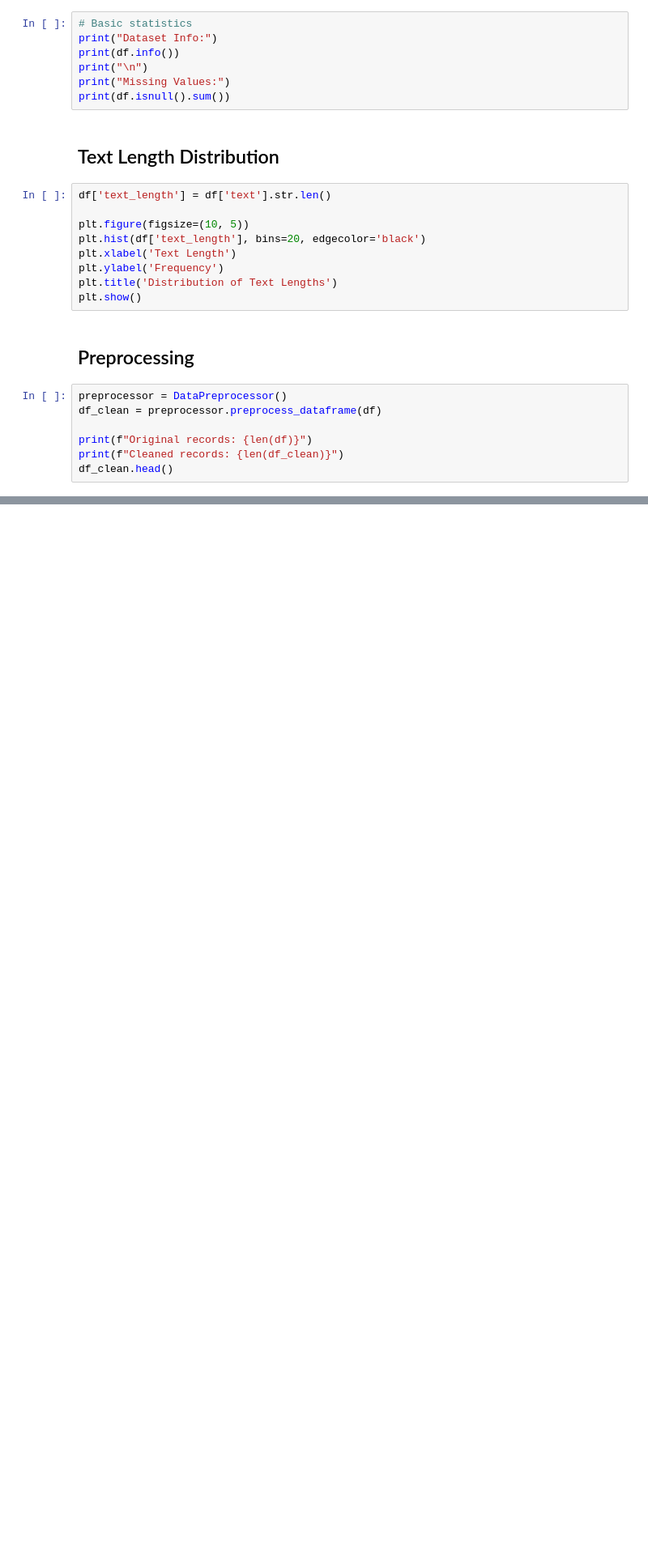
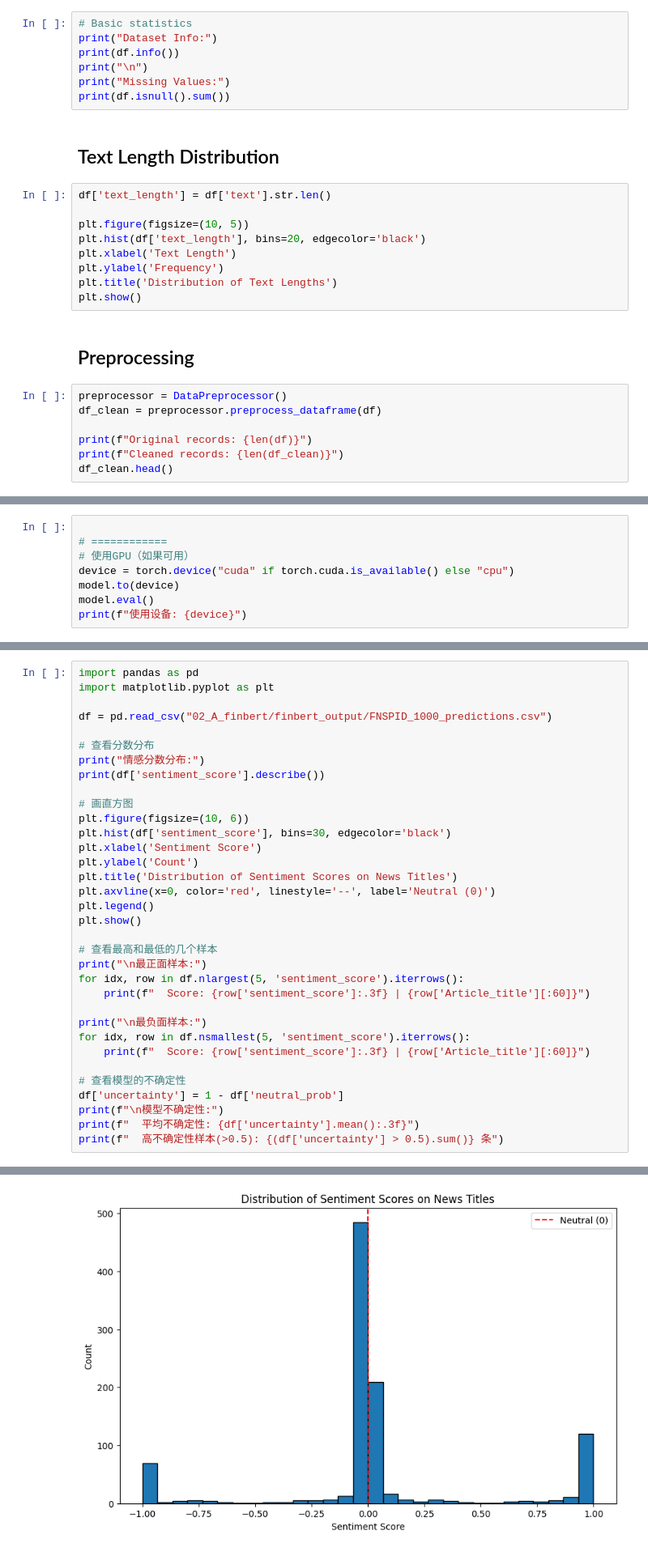
Before and after one commit to ChristinaXinny/Emotion-Multiagent, a Jupyter notebook: notebooks/01_data_exploration.ipynb, the cells around one changed output, grey strips where cells are left out. Shown at 81% size. Cells and saved outputs as stored; diff of their text form; blank space fills up the shorter version.

Commit message:
finish data and fin model

```diff
--- a/notebooks/01_data_exploration.ipynb
+++ b/notebooks/01_data_exploration.ipynb
@@ -73,0 +211,8 @@ df_clean.head()
+# %%
+
+# ============
+# 使用GPU（如果可用）
+device = torch.device("cuda" if torch.cuda.is_available() else "cpu")
+model.to(device)
+model.eval()
+print(f"使用设备: {device}")
@@ -73,0 +383,35 @@ df_clean.head()
+# %%
+import pandas as pd
+import matplotlib.pyplot as plt
+
+df = pd.read_csv("02_A_finbert/finbert_output/FNSPID_1000_predictions.csv")
+
+# 查看分数分布
+print("情感分数分布:")
+print(df['sentiment_score'].describe())
+
+# 画直方图
+plt.figure(figsize=(10, 6))
+plt.hist(df['sentiment_score'], bins=30, edgecolor='black')
+plt.xlabel('Sentiment Score')
+plt.ylabel('Count')
+plt.title('Distribution of Sentiment Scores on News Titles')
+plt.axvline(x=0, color='red', linestyle='--', label='Neutral (0)')
+plt.legend()
+plt.show()
+
+# 查看最高和最低的几个样本
+print("\n最正面样本:")
+for idx, row in df.nlargest(5, 'sentiment_score').iterrows():
+    print(f"  Score: {row['sentiment_score']:.3f} | {row['Article_title'][:60]}")
+
+print("\n最负面样本:")
+for idx, row in df.nsmallest(5, 'sentiment_score').iterrows():
+    print(f"  Score: {row['sentiment_score']:.3f} | {row['Article_title'][:60]}")
+
+# 查看模型的不确定性
+df['uncertainty'] = 1 - df['neutral_prob']
+print(f"\n模型不确定性:")
+print(f"  平均不确定性: {df['uncertainty'].mean():.3f}")
+print(f"  高不确定性样本(>0.5): {(df['uncertainty'] > 0.5).sum()} 条")
+# %% [output]
@@ -73,0 +428 @@ df_clean.head()
+[figure, added]
```
Also changed, not shown: parts of 17 cells of this notebook, 14 other files.
